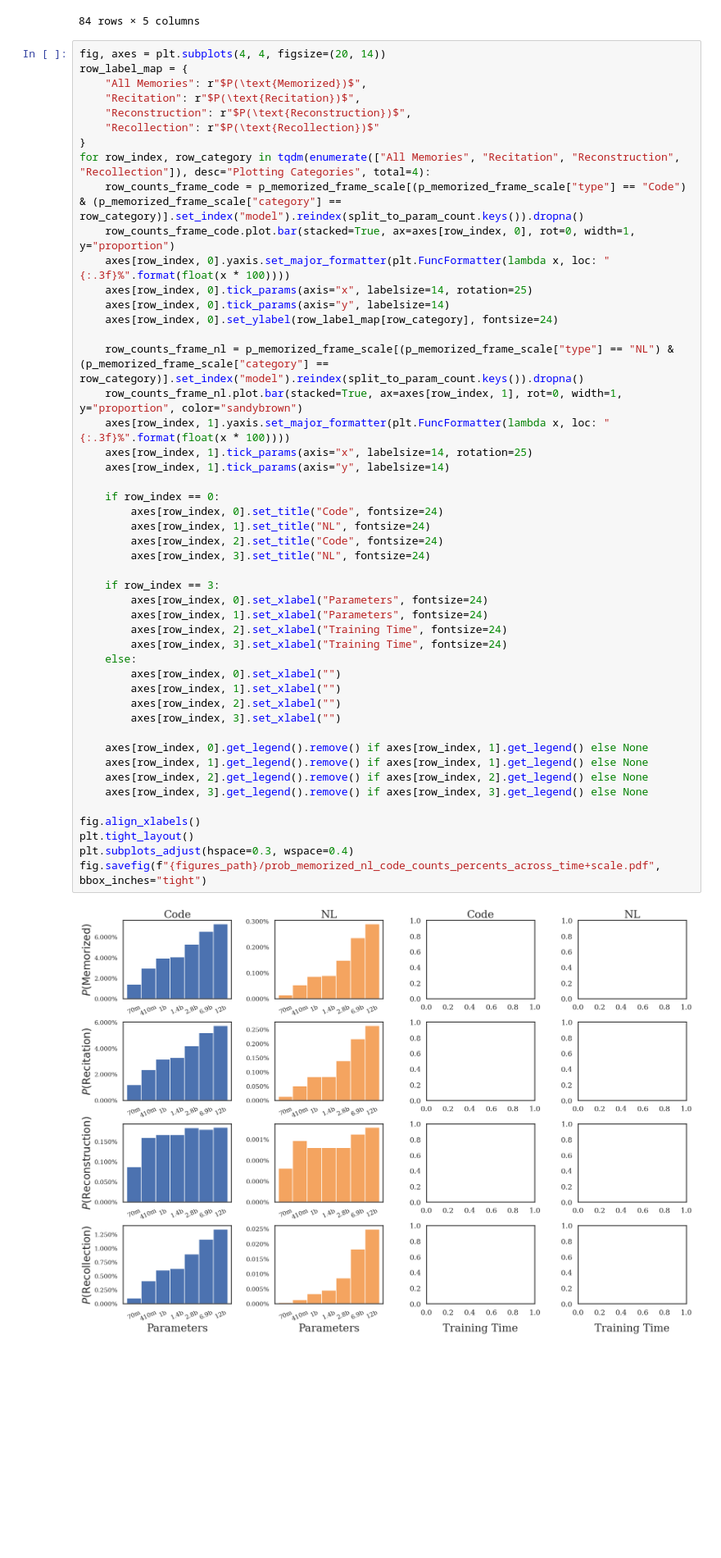
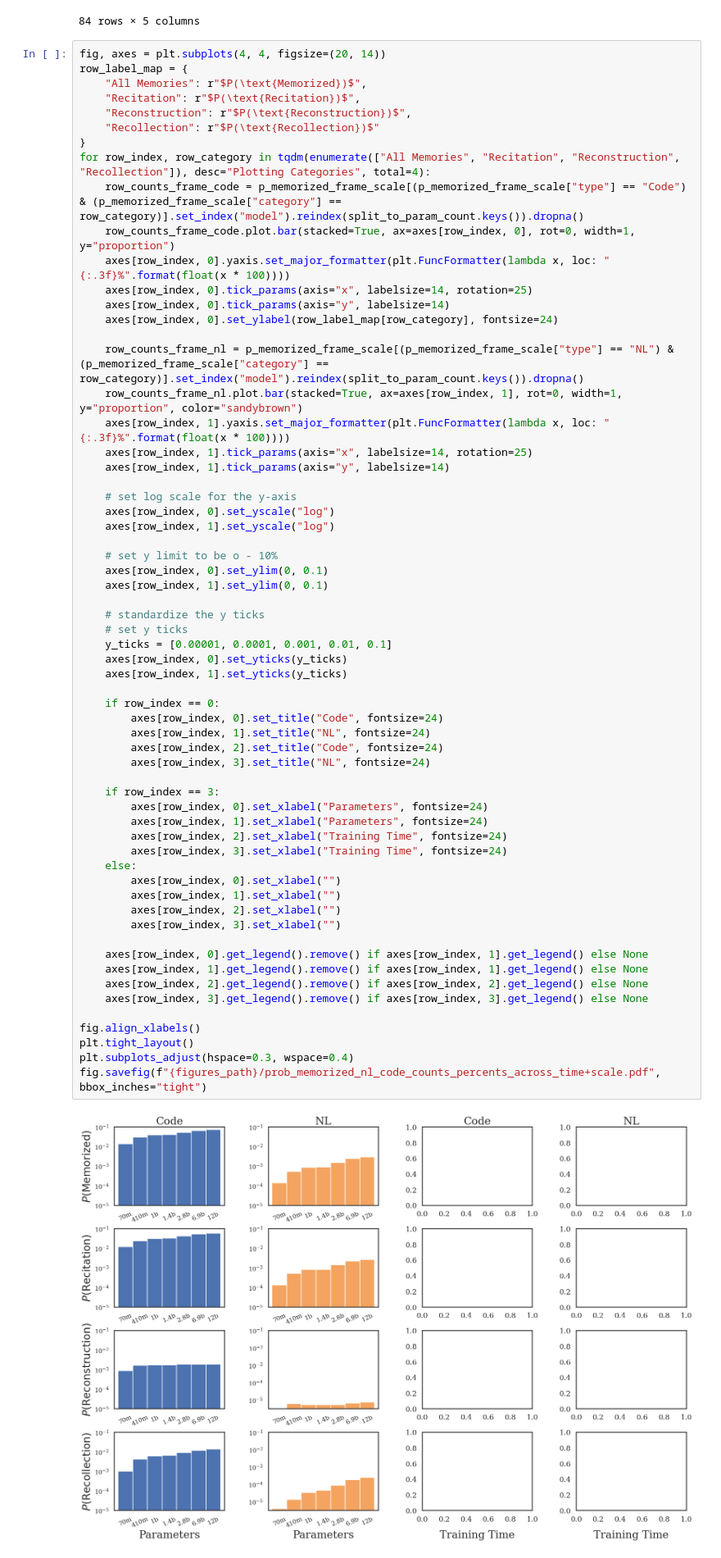
Before and after one commit to EleutherAI/semantic-memorization, a Jupyter notebook: working_dirs/kyle/results_analysis/results_analysis.ipynb, the cells around one changed output. Shown at 82% size. Saved outputs shown, nothing was run; the diff lists cells and outputs as text; blank space fills up the shorter version.

```diff
--- a/working_dirs/kyle/results_analysis/results_analysis.ipynb
+++ b/working_dirs/kyle/results_analysis/results_analysis.ipynb
@@ -796,35 +800,49 @@ for row_index, row_category in tqdm(enumerate(["All Memories", "Recitation", "Re
     axes[row_index, 1].yaxis.set_major_formatter(plt.FuncFormatter(lambda x, loc: "{:.3f}%".format(float(x * 100))))
     axes[row_index, 1].tick_params(axis="x", labelsize=14, rotation=25)
     axes[row_index, 1].tick_params(axis="y", labelsize=14)
+
+    # set log scale for the y-axis
+    axes[row_index, 0].set_yscale("log")
+    axes[row_index, 1].set_yscale("log")
+
+    # set y limit to be o - 10%
+    axes[row_index, 0].set_ylim(0, 0.1)
+    axes[row_index, 1].set_ylim(0, 0.1)
+
+    # standardize the y ticks
+    # set y ticks
+    y_ticks = [0.00001, 0.0001, 0.001, 0.01, 0.1]
+    axes[row_index, 0].set_yticks(y_ticks)
+    axes[row_index, 1].set_yticks(y_ticks)
 
     if row_index == 0:
         axes[row_index, 0].set_title("Code", fontsize=24)
         axes[row_index, 1].set_title("NL", fontsize=24)
         axes[row_index, 2].set_title("Code", fontsize=24)
         axes[row_index, 3].set_title("NL", fontsize=24)
 
     if row_index == 3:
         axes[row_index, 0].set_xlabel("Parameters", fontsize=24)
         axes[row_index, 1].set_xlabel("Parameters", fontsize=24)
         axes[row_index, 2].set_xlabel("Training Time", fontsize=24)
         axes[row_index, 3].set_xlabel("Training Time", fontsize=24)
     else:
         axes[row_index, 0].set_xlabel("")
         axes[row_index, 1].set_xlabel("")
         axes[row_index, 2].set_xlabel("")
         axes[row_index, 3].set_xlabel("")
 
     axes[row_index, 0].get_legend().remove() if axes[row_index, 1].get_legend() else None
     axes[row_index, 1].get_legend().remove() if axes[row_index, 1].get_legend() else None
     axes[row_index, 2].get_legend().remove() if axes[row_index, 2].get_legend() else None
     axes[row_index, 3].get_legend().remove() if axes[row_index, 3].get_legend() else None
 
 fig.align_xlabels()
 plt.tight_layout()
 plt.subplots_adjust(hspace=0.3, wspace=0.4)
 fig.savefig(f"{figures_path}/prob_memorized_nl_code_counts_percents_across_time+scale.pdf", bbox_inches="tight")
 # %% [output]
-[figure, old version]
+[figure, new version]
 # %% [markdown]
 ### Create LaTEX Table for Memories by Category Across Time and Scale
 # %%
```
Also changed, not shown: parts of 2 cells of this notebook, 4 other files.
